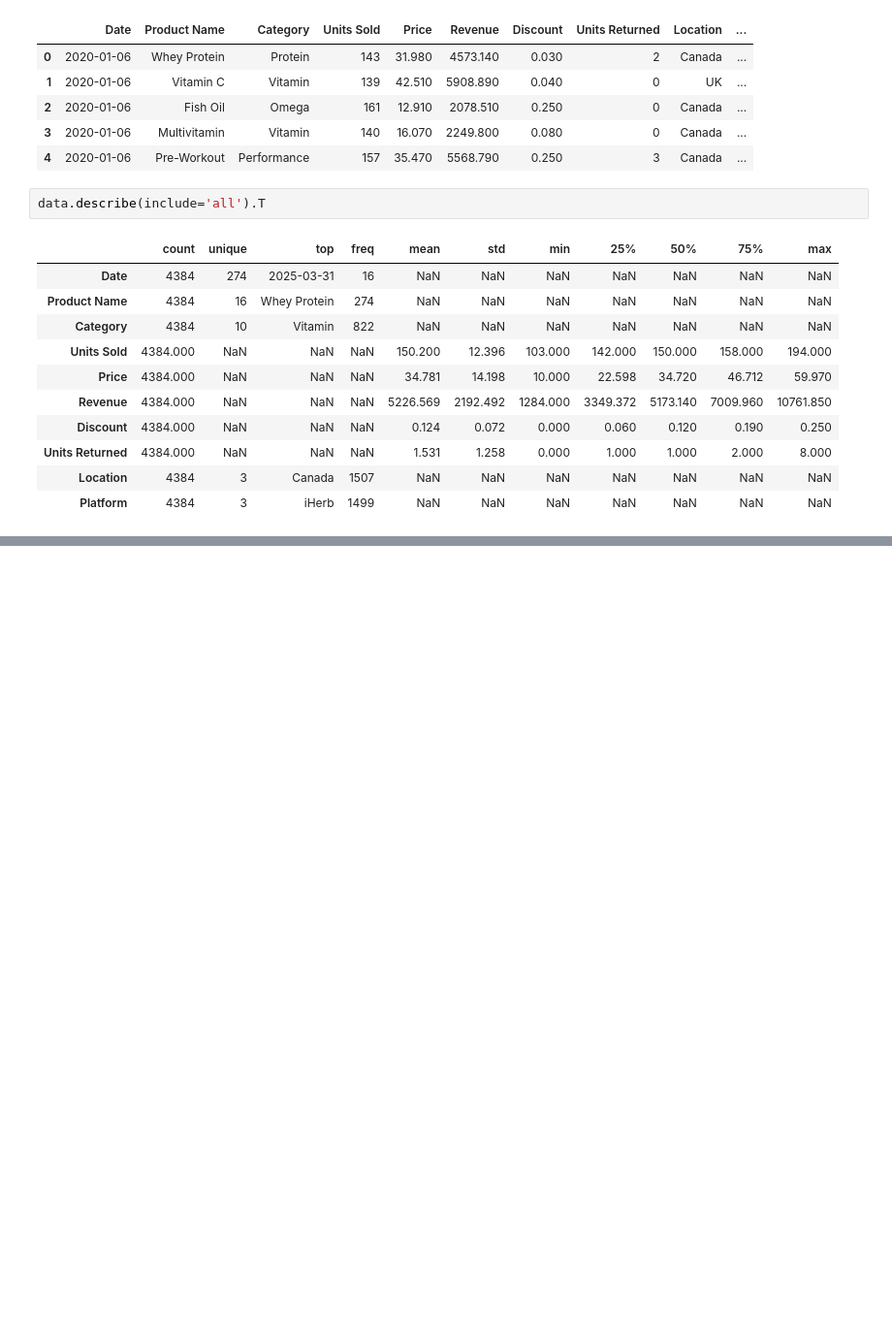
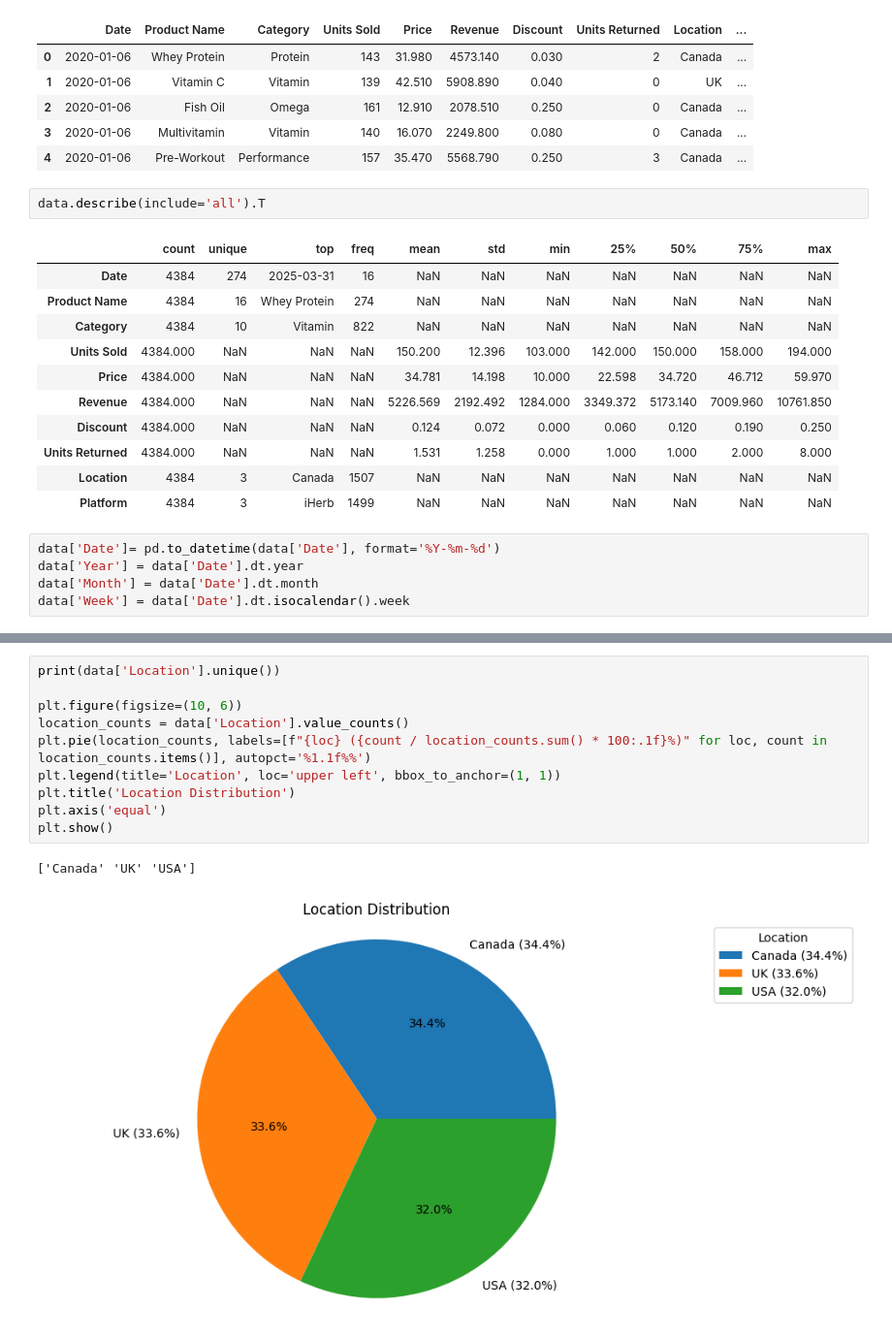
Before and after one commit to MrRezamo/Supplement_Sales_Data_Analysis, a Jupyter notebook: Project/main.ipynb, the cells around one changed output, grey strips where cells are left out. Shown: that part at 97% size. Saved outputs shown, nothing was run; the diff lists cells and outputs as text; blank space fills up the shorter version.

```diff
--- a/Project/main.ipynb
+++ b/Project/main.ipynb
@@ -64,3 +88,8 @@ data.describe(include='all').T
 | Units Returned | 4384.000 | NaN | NaN | NaN | 1.531 | 1.258 | 0.000 | 1.000 | 1.000 | 2.000 | 8.000 |
 | Location | 4384 | 3 | Canada | 1507 | NaN | NaN | NaN | NaN | NaN | NaN | NaN |
 | Platform | 4384 | 3 | iHerb | 1499 | NaN | NaN | NaN | NaN | NaN | NaN | NaN |
+# %%
+data['Date']= pd.to_datetime(data['Date'], format='%Y-%m-%d')
+data['Year'] = data['Date'].dt.year
+data['Month'] = data['Date'].dt.month
+data['Week'] = data['Date'].dt.isocalendar().week
@@ -66,0 +112,13 @@ data.describe(include='all').T
+# %%
+print(data['Location'].unique())
+
+plt.figure(figsize=(10, 6))
+location_counts = data['Location'].value_counts()
+plt.pie(location_counts, labels=[f"{loc} ({count / location_counts.sum() * 100:.1f}%)" for loc, count in location_counts.items()], autopct='%1.1f%%')
+plt.legend(title='Location', loc='upper left', bbox_to_anchor=(1, 1))
+plt.title('Location Distribution')
+plt.axis('equal')
+plt.show()
+# %% [output]
+['Canada' 'UK' 'USA']
+[figure, added]
```
Also changed, not shown: parts of 5 cells of this notebook.
